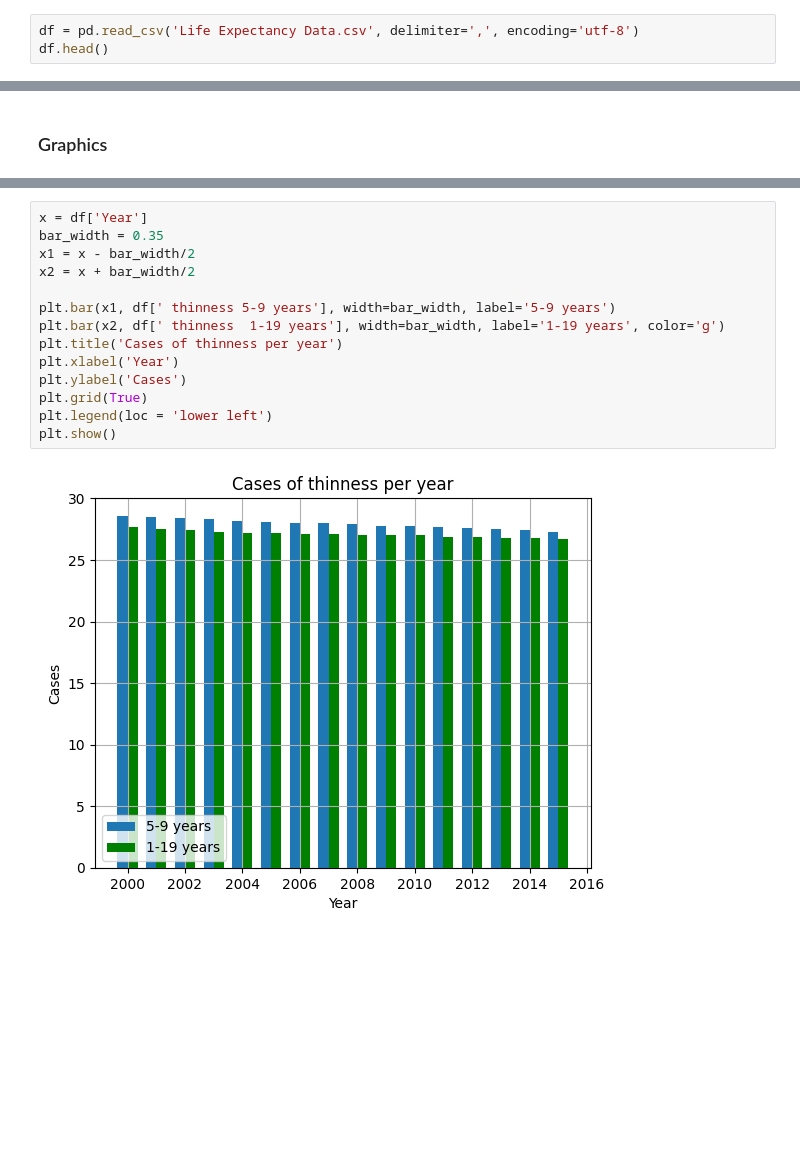
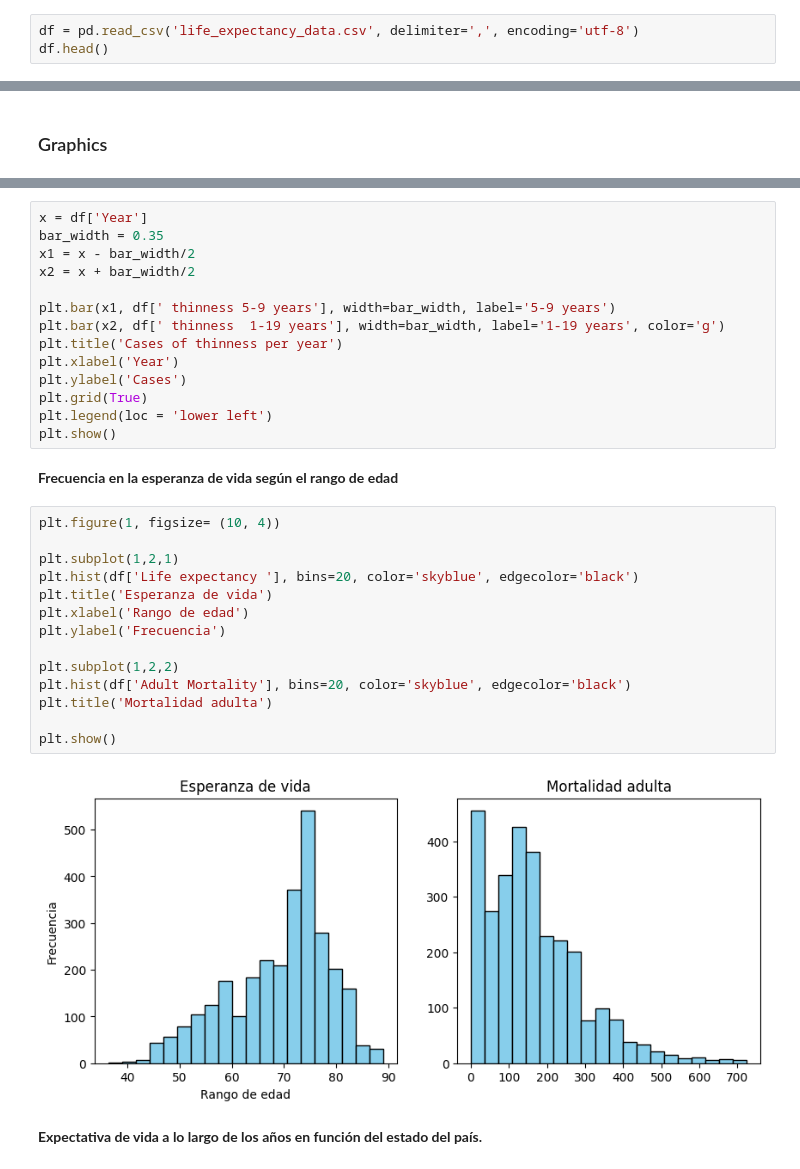
Before and after one commit to 90sfranco/Life-expectancy, a Jupyter notebook: notebooks/Migration_EDA.ipynb, the cells around one changed output, grey strips where cells are left out. Saved outputs shown, nothing was run; the diff lists cells and outputs as text; blank space fills up the shorter version.

Commit message:
life_expectancy
Added graphics

```diff
--- a/notebooks/Migration_EDA.ipynb
+++ b/notebooks/Migration_EDA.ipynb
@@ -8,5 +5,5 @@ DATA_PATH = os.getenv('DATA_PATH')
 # %%
-df = pd.read_csv('Life Expectancy Data.csv', delimiter=',', encoding='utf-8')
+df = pd.read_csv('life_expectancy_data.csv', delimiter=',', encoding='utf-8')
 df.head()
 # %% [output]
 |  | Country | Year | Status | Life expectancy | Adult Mortality | infant deaths | Alcohol | ... |
@@ -125,5 +62,23 @@ plt.ylabel('Cases')
 plt.grid(True)
 plt.legend(loc = 'lower left')
 plt.show()
-# %% [output]
-[figure, removed]
+# %% [markdown]
+**Frecuencia en la esperanza de vida según el rango de edad**
+# %%
+plt.figure(1, figsize= (10, 4))
+
+plt.subplot(1,2,1)
+plt.hist(df['Life expectancy '], bins=20, color='skyblue', edgecolor='black')
+plt.title('Esperanza de vida')
+plt.xlabel('Rango de edad')
+plt.ylabel('Frecuencia')
+
+plt.subplot(1,2,2)
+plt.hist(df['Adult Mortality'], bins=20, color='skyblue', edgecolor='black')
+plt.title('Mortalidad adulta')
+
+plt.show()
+# %% [output]
+[figure, added]
+# %% [markdown]
+**Expectativa de vida a lo largo de los años en función del estado del país.**
```
Also changed, not shown: parts of 14 cells of this notebook.
